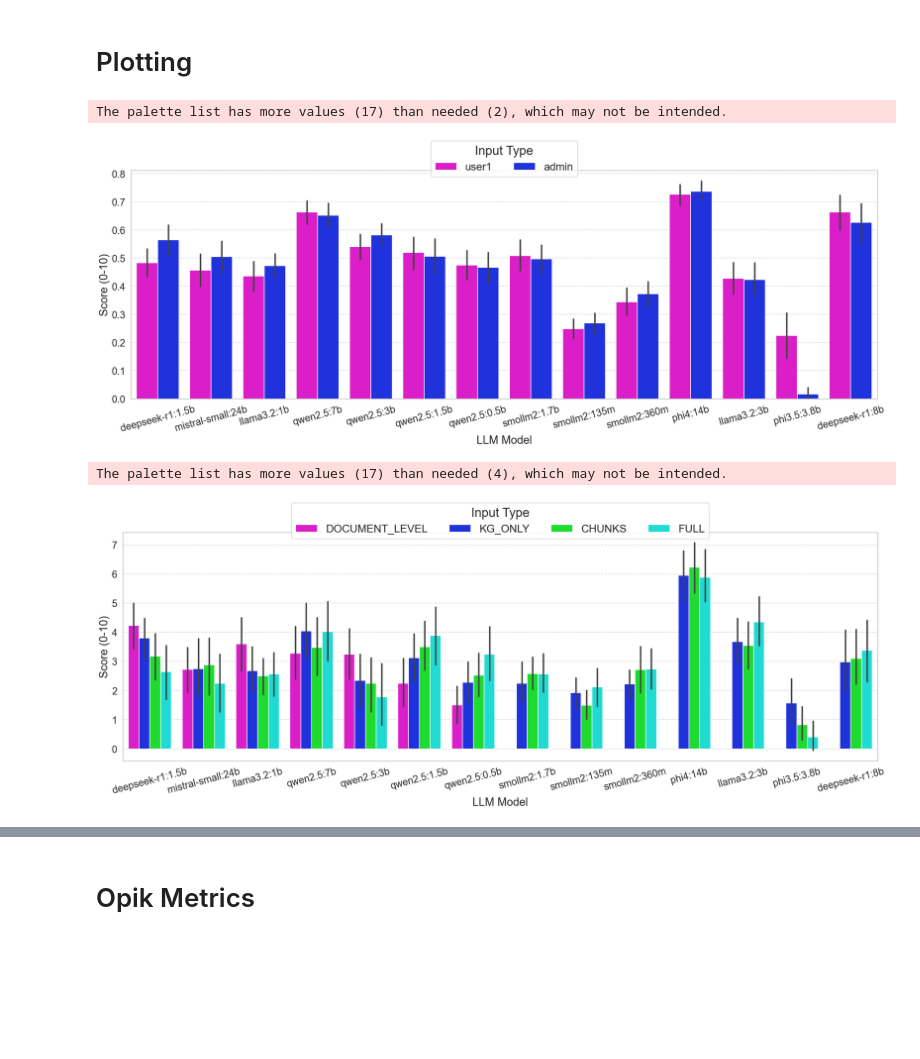
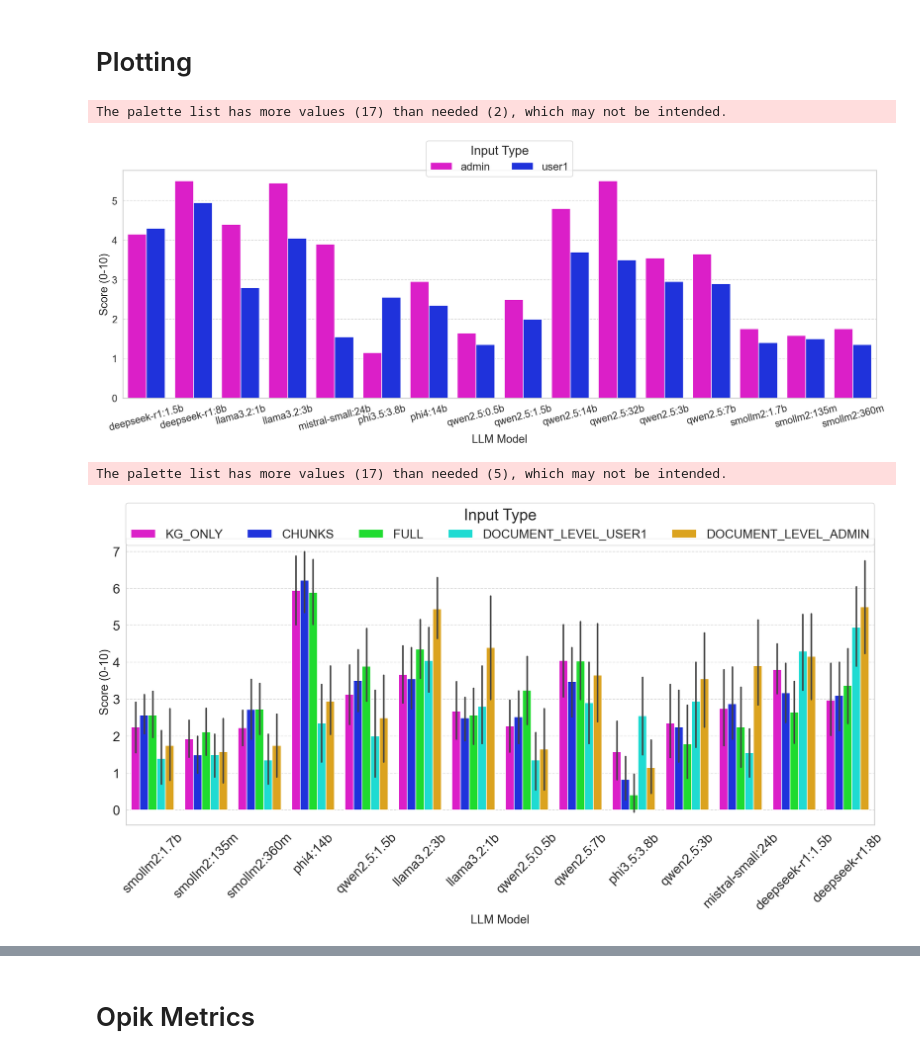
Before and after one commit to maxistaebler/eKNOW_2025, a Jupyter notebook: notebooks/graphrag_response_evaluation_v2.ipynb, the cells around one changed output, grey strips where cells are left out. Cells and saved outputs as stored; diff of their text form; code cells hidden in the pictures; blank space fills up the shorter version.

```diff
--- a/notebooks/graphrag_response_evaluation_v2.ipynb
+++ b/notebooks/graphrag_response_evaluation_v2.ipynb
@@ -374,7 +457,7 @@ import seaborn as sns
 import matplotlib.pyplot as plt
 
 def config_seaborn():
-    palette = ["#fa00e1", "#0019fa", "#00fa15", "#00faee", "#faaf00", "#9200fa", "#edfa00", "#c805e6", "#3214f5", "#0046cc", "#00cd43", "#00fa40", "#00fac3", "#32ebbe", "#c8be30", "#e58c32", "#a723c8"]
+    palette = ["#fa00e1", "#0019fa", "#00fa15", "#00faee", "#faaf00", "#9200fa", "#edfa00", "#c805e6", "#3214f5", "#0046cc", "#00cd43", "#49d7b8", "#03e5b3", "#32ebbe", "#c8be30", "#e58c32", "#a723c8"]
     sns_palette = sns.color_palette(palette, len(palette))
     sns.set_style('whitegrid')
     sns.set_context('talk')
@@ -396,9 +479,9 @@ plt.figure(figsize=(25, 10))
 
 # Create grouped bar plot
 ax = sns.barplot(
-    data=combined_df,
+    data=access_model_df,
     x='model',
-    y='usefulness',
+    y='score',
     hue='user',
     palette=palette
 )
@@ -429,56 +512,70 @@ plt.grid(True, axis='y', linestyle='--', alpha=0.7)
 # Adjust layout
 plt.tight_layout()
 
-plt.savefig('./plots/model_performance.png', dpi=300)
+# plt.savefig('./plots/model_performance.png', dpi=300)
 # Show plot
 plt.show()
 # %% [output]
 The palette list has more values (17) than needed (2), which may not be intended.
-[figure, old version]
+[figure, new version]
 # %%
 palette = config_seaborn()
 
 # Create figure
-plt.figure(figsize=(25, 10))
+plt.figure(figsize=(25, 13))
 
 # Create grouped bar plot
+
+models_to_drop = ['qwen2.5:32b', 'qwen2.5:14b']
+_df = combined_df[~combined_df['model'].isin(models_to_drop)].copy()
+
+# Create new access types based on user and access combination
+def modify_access(row):
+    if row['access'] == 'DOCUMENT_LEVEL':
+        return f'DOCUMENT_LEVEL_{row["user"].upper()}'
+    return row['access']
+
+# Apply the modification to the DataFrame
+_df['access'] = _df.apply(modify_access, axis=1)
+
+
 ax = sns.barplot(
-    data=combined_df,
+    data=_df,
     x='model',
     y='score',
     hue='access',
     palette=palette
 )
 
 # Customize plot
 # plt.title('Statistical Measures Across Embedding Models', pad=20, size=14)
 plt.xlabel('LLM Model', size=25)
 plt.ylabel('Score (0-10)', size=25)
 
 # Rotate x-axis labels
-plt.xticks(rotation=15, fontsize=22)
-plt.yticks(fontsize=22)
+plt.xticks(rotation=45, fontsize=28)
+plt.yticks(fontsize=28)
 
 # Adjust legend
 plt.legend(
     title='Input Type',
     bbox_to_anchor=(0.5, 1.05),
     loc='center',
-    ncol=4,
+    ncol=5,
     frameon=True,
-    fontsize=24,
-    title_fontsize=28
+    fontsize=26,
+    title_fontsize=33
 )
 
 # Add grid for better readability
 plt.grid(True, axis='y', linestyle='--', alpha=0.7)
 
 # Adjust layout
 plt.tight_layout()
 
-# plt.savefig('./plots/model_performance.png', dpi=300)
+plt.savefig('./plots/model_performance.png', dpi=300)
 # Show plot
 plt.show()
 # %% [output]
-The palette list has more values (17) than needed (4), which may not be intended.
+The palette list has more values (17) than needed (5), which may not be intended.
-[figure, old version]
+[figure, new version]
```
Also changed, not shown: parts of 11 cells of this notebook, 5 other files.
